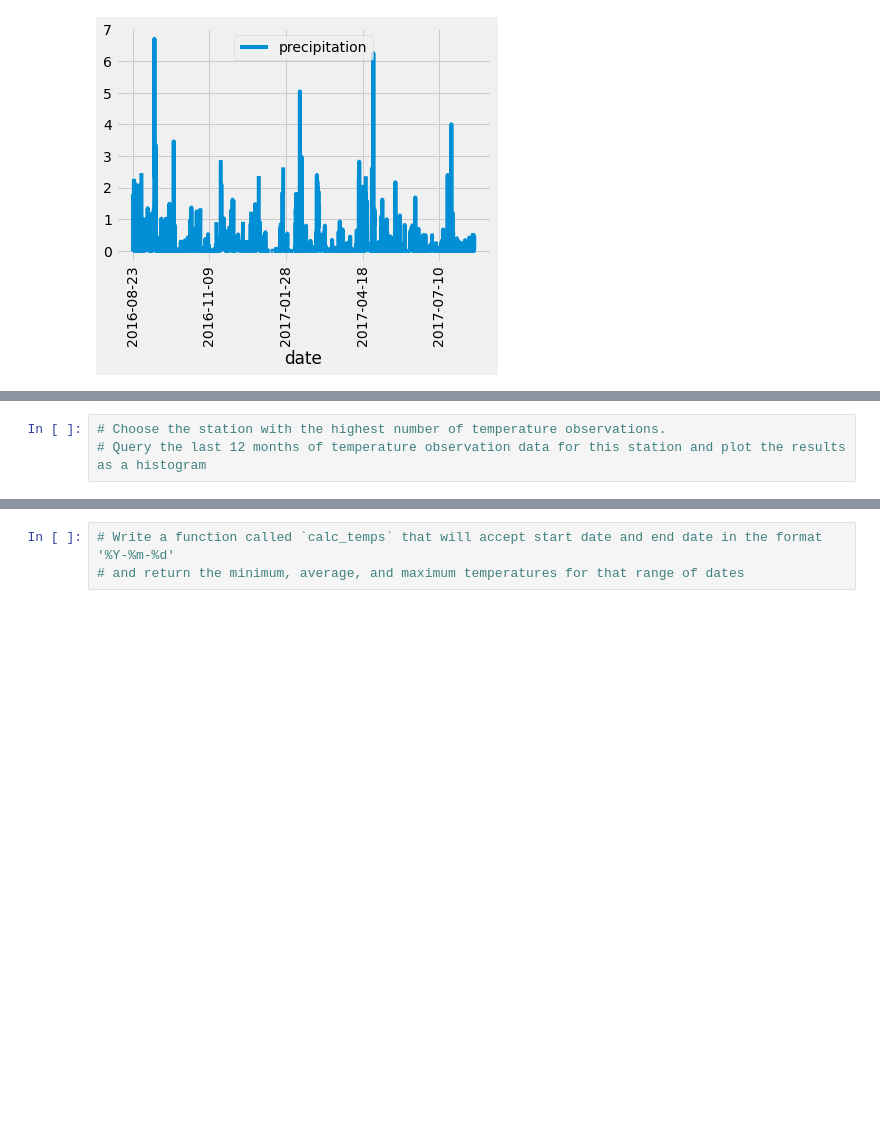
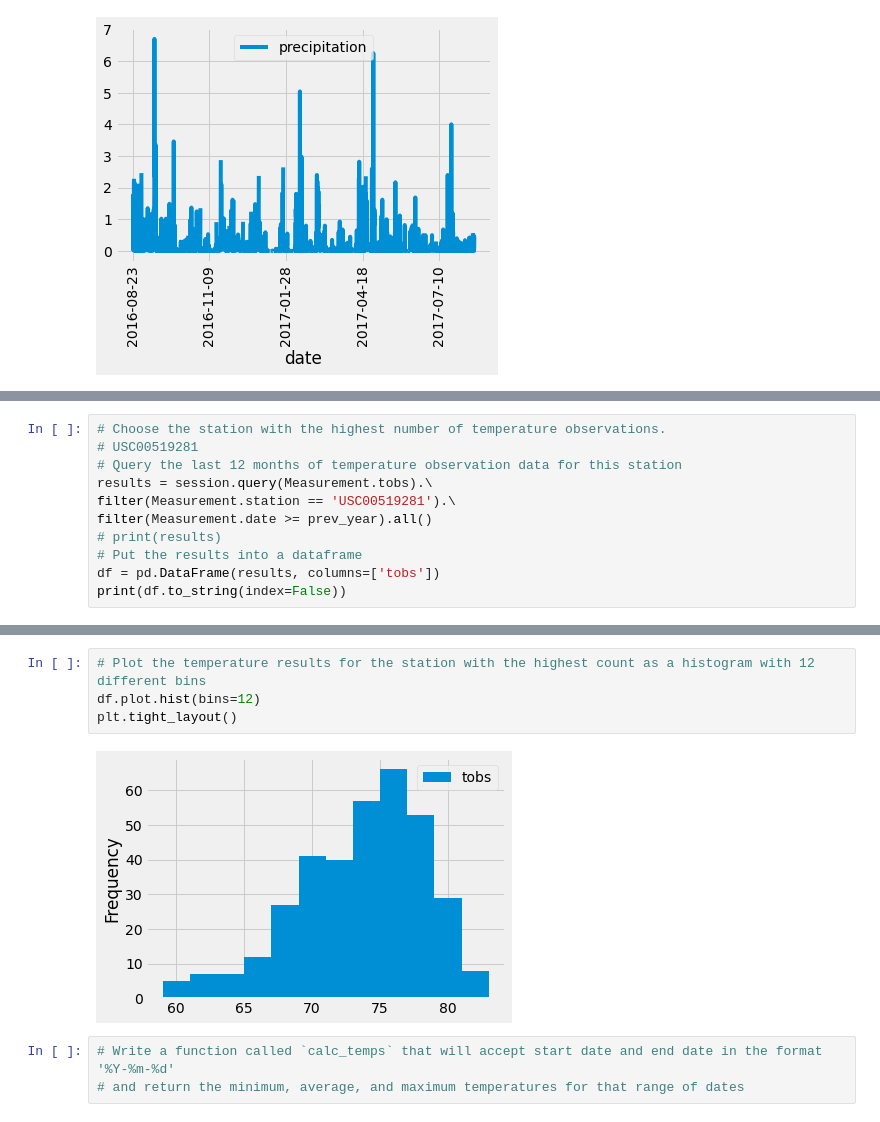
Before and after one commit to godak9/Surfs_Up_SQLite, a Jupyter notebook: climate_analysis.ipynb, the cells around one changed output, grey strips where cells are left out. Saved outputs shown, nothing was run; the diff lists cells and outputs as text; blank space fills up the shorter version.

Commit message:
Adding most active station temperature analysis: Min, Max, Avg, 12 month histogram

```diff
--- a/climate_analysis.ipynb
+++ b/climate_analysis.ipynb
@@ -116,3 +148,11 @@ df.describe()
 # %%
 # Choose the station with the highest number of temperature observations.
-# Query the last 12 months of temperature observation data for this station and plot the results as a histogram
+# USC00519281
+# Query the last 12 months of temperature observation data for this station
+results = session.query(Measurement.tobs).\
+filter(Measurement.station == 'USC00519281').\
+filter(Measurement.date >= prev_year).all()
+# print(results)
+# Put the results into a dataframe
+df = pd.DataFrame(results, columns=['tobs'])
+print(df.to_string(index=False))
@@ -119,3 +177,9 @@ df.describe()
+# %%
+# Plot the temperature results for the station with the highest count as a histogram with 12 different bins
+df.plot.hist(bins=12)
+plt.tight_layout()
+# %% [output]
+[figure, added]
 # %%
 # Write a function called `calc_temps` that will accept start date and end date in the format '%Y-%m-%d'
 # and return the minimum, average, and maximum temperatures for that range of dates
```
Also changed, not shown: parts of 6 cells of this notebook.
